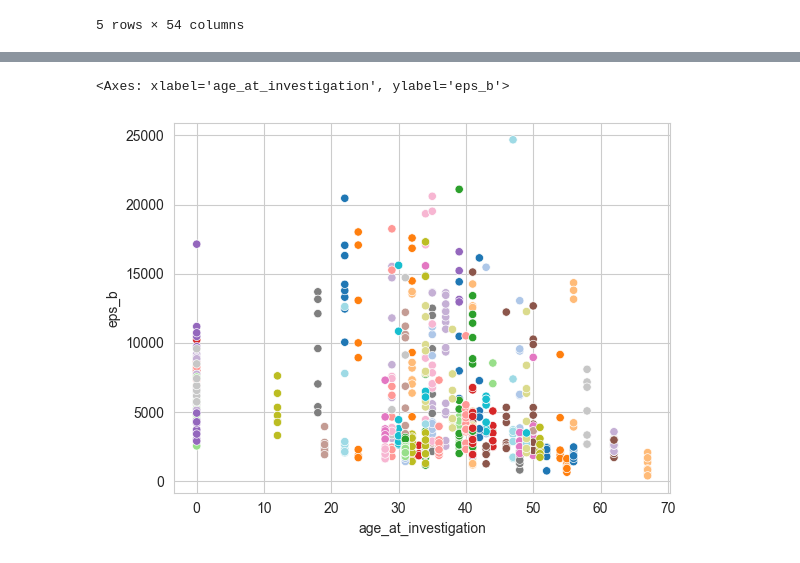
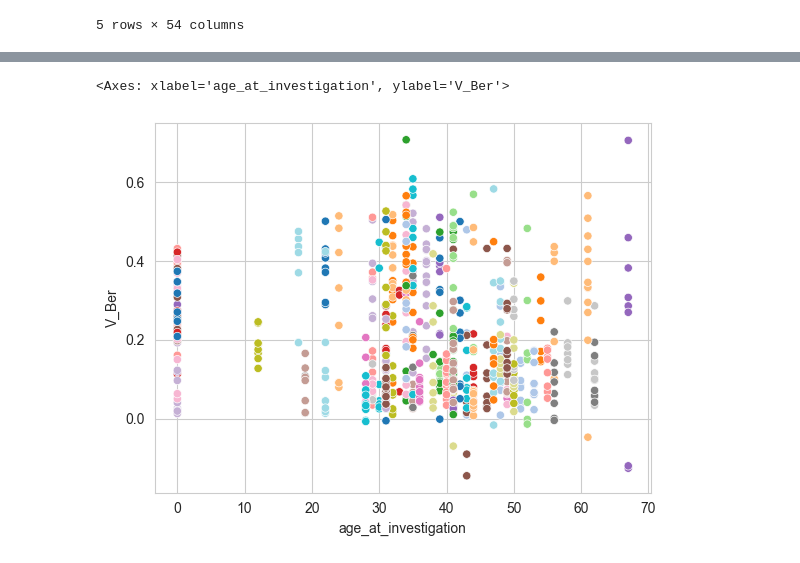
Before and after one commit to amavrits/asphalt-db, a Jupyter notebook: results/ExploratoryAnalysis.ipynb, the cells around one changed output, grey strips where cells are left out. Drawn from its saved outputs; the diff is of its cells as text; code cells hidden in the pictures.

```diff
--- a/results/ExploratoryAnalysis.ipynb
+++ b/results/ExploratoryAnalysis.ipynb
@@ -17,7 +17,7 @@ working_dir = Path(r'c:\Repositories\asphalt-db\results')
 # %%
 #connect to database using sqlite3/pands
 
-conn = sqlite3.connect(working_dir.joinpath('asfalt_db_v1.sqlite'))
+conn = sqlite3.connect(working_dir.joinpath('database_all_v3.sqlite'))
 # %%
 pd.read_sql("SELECT name FROM sqlite_master WHERE type='table';", conn)
 # %% [output]
@@ -380,0 +499,10 @@ sns.scatterplot(data=data_per_dike_project, x='age_at_investigation', y='G_c_cov
+# %%
+#heterogeniteitscategorie: maak een dict van project_dike_id en de corresponderende heterogeniteitscategorie o.b.v. data_per_dike_project
+heterogeneity_dict = data_per_dike_project.set_index('project_dike_id')['heterogeneity_category'].to_dict()
+heterogeneity_dict
+#toevoegen aan df_final
+df_final['heterogeneity_category'] = df_final['project_dike_id'].map(heterogeneity_dict)
+fig, ax = plt.subplots(figsize=(10,5), ncols=2)
+sns.scatterplot(data=df_final, x='age_at_investigation', y='sig_b', hue='heterogeneity_category', palette='tab10', ax=ax[0])
+sns.scatterplot(data=df_final, x='age_at_investigation', y='G_c', hue='heterogeneity_category', palette='tab10', ax=ax[1])
+ax[1].set_yscale('log')
@@ -380,0 +517,30 @@ sns.scatterplot(data=data_per_dike_project, x='age_at_investigation', y='G_c_cov
+# %%
+#classificeren bros & ductiel op basis van sig_b en V_ber
+#V_Ber < 0.05: bros
+#V_Ber 0.05-0.3: overgang
+#sig_b < 3: zwak
+#sig_b 3-8: gemiddeld
+#sig_b > 8: sterk
+def classify_brittleness(row):
+    if row['V_Ber'] < 0.05:
+        brittleness = 'bros'
+    elif 0.05 <= row['V_Ber'] <= 0.3:
+        brittleness = 'overgang'
+    else:
+        brittleness = 'ductiel'
+    return brittleness
+
+def classify_material_strength(row):
+    if row['sig_b'] < 3:
+        strength = 'zwak'
+    elif 3 <= row['sig_b'] <= 8:
+        strength = 'gemiddeld'
+    else:
+        strength = 'sterk'
+
+    return strength
+
+df_final['brittleness'] = df_final.apply(classify_brittleness, axis=1)
+df_final['material_class'] = df_final.apply(classify_material_strength, axis=1)
+
+sns.scatterplot(data=df_final, x='V_Ber', y='sig_b', hue='brittleness',style='material_class', palette='tab10')
@@ -391,8 +595,8 @@ sns.lineplot(data=data_per_dike_project, x='age_at_investigation', y='sig_b_mean
 # %%
-sns.scatterplot(data=df_final, x='age_at_investigation', y='eps_b',hue = 'dike_id', palette='tab20',legend=False)
+sns.scatterplot(data=df_final, x='age_at_investigation', y='V_Ber',hue = 'dike_id', palette='tab20',legend=False)
 # %% [output]
-<Axes: xlabel='age_at_investigation', ylabel='eps_b'>
+<Axes: xlabel='age_at_investigation', ylabel='V_Ber'>
-[figure, old version]
+[figure, new version]
 # %%
 sns.scatterplot(data=df_final, x='sig_b', y='eps_b',hue = 'dike_id', palette='tab20',legend=False)
 # %% [output]
```
Also changed, not shown: parts of 42 cells of this notebook, 2 other files.
